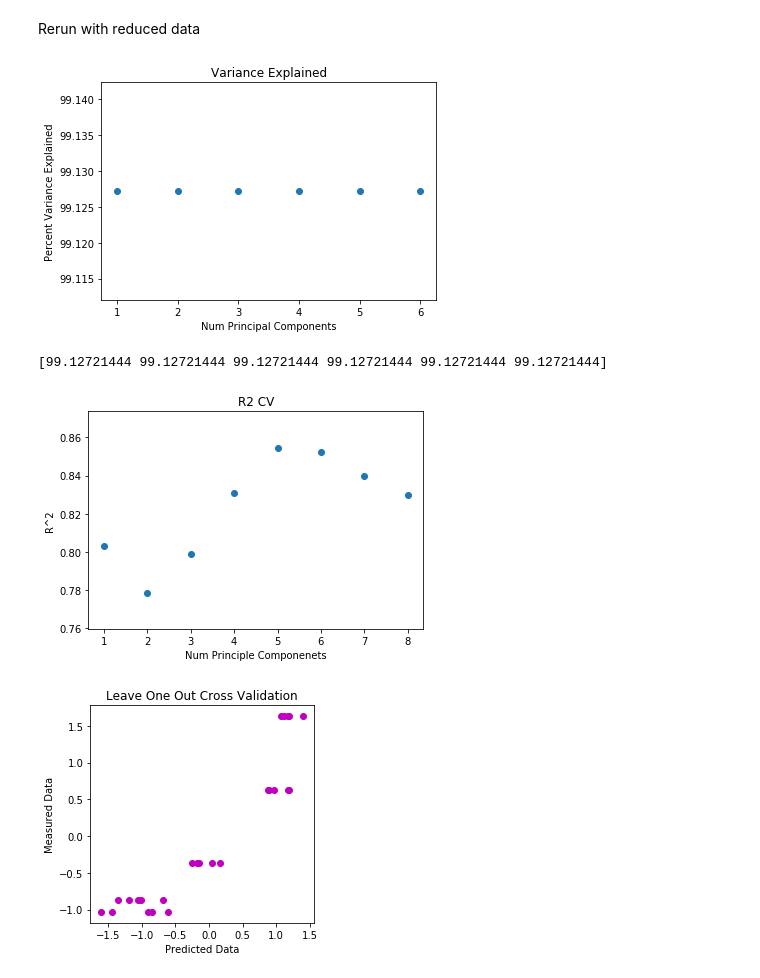
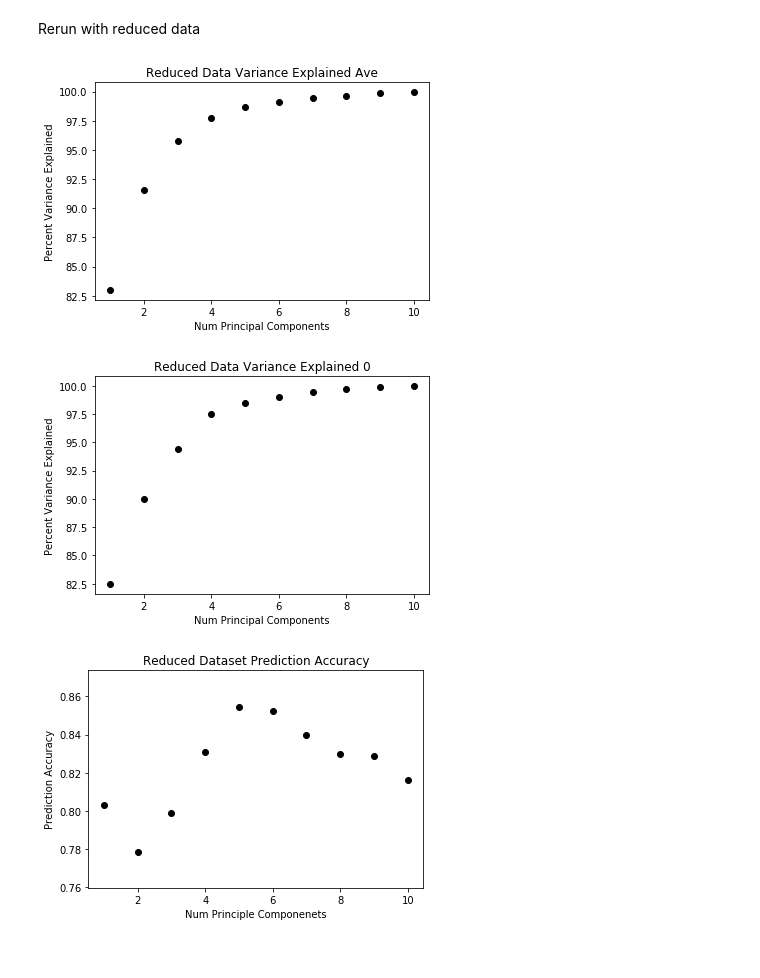
Before and after one commit to S-Ng/BE188_Final_Project, a Jupyter notebook: Greg_Simon_master.ipynb, the cells around one changed output. Saved outputs shown, nothing was run; the diff lists cells and outputs as text; code cells hidden in the pictures.

```diff
--- a/Greg_Simon_master.ipynb
+++ b/Greg_Simon_master.ipynb
@@ -298,17 +301,17 @@ Rerun with reduced data
+# %%
+# Plot percent variance explained
+Plt_Variance(X4sig, Dose48, 10, returnVariance = False, title = 'Reduced Data Variance Explained Ave')
+Plt_Variance(X4sig0, Dose48, 10, returnVariance = False, title = 'Reduced Data Variance Explained 0')
+# %% [output]
+[figure, added]
+[figure, added]
 # %%
-Sig4 = np.load('Ttest_4Sig.npy')
-X4sig = X_avg[:, Sig4]
-Variance = Plt_Variance(X4sig, Dose48, 6, returnVariance = True)
-print(Variance)
-Ypredicted, R2_array = CV(Dose48, Average = False, X = X4sig, num_components = 8)
-plt.scatter(range(1,9), R2_array)
-plt.title('R2 CV')
+# Plot cross validation R^2
+Ypredicted, R2_array = CV(Dose48, Average = False, X = X4sig, num_components = 10)
+plt.scatter(range(1,11), R2_array, color = 'k')
+plt.title('Reduced Dataset Prediction Accuracy')
 plt.xlabel('Num Principle Componenets')
-plt.ylabel('R^2');
-Plot_Msmnt_vs_Prdct(zscore(Ypredicted[:, 5]), zscore(Dose48))
-plt.title('Leave One Out Cross Validation');
+plt.ylabel('Prediction Accuracy');
+plt.savefig('Reduced_Dataset_Prediciton_Accuracy')
 # %% [output]
-[figure, old version]
+[figure, new version]
-[99.12721444 99.12721444 99.12721444 99.12721444 99.12721444 99.12721444]
-[figure, removed]
-[figure, removed]
```
Also changed, not shown: parts of 7 cells of this notebook.
